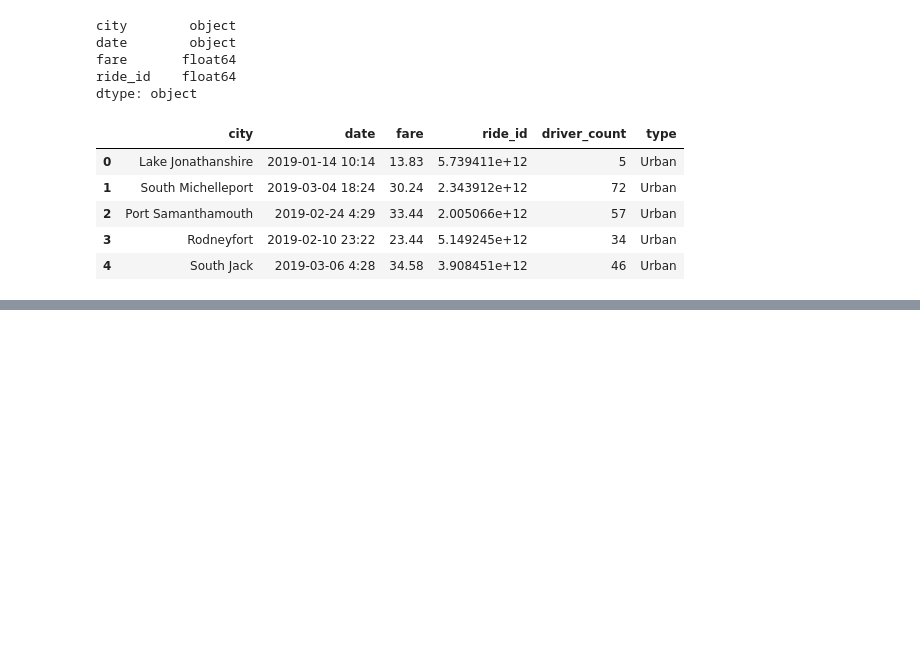
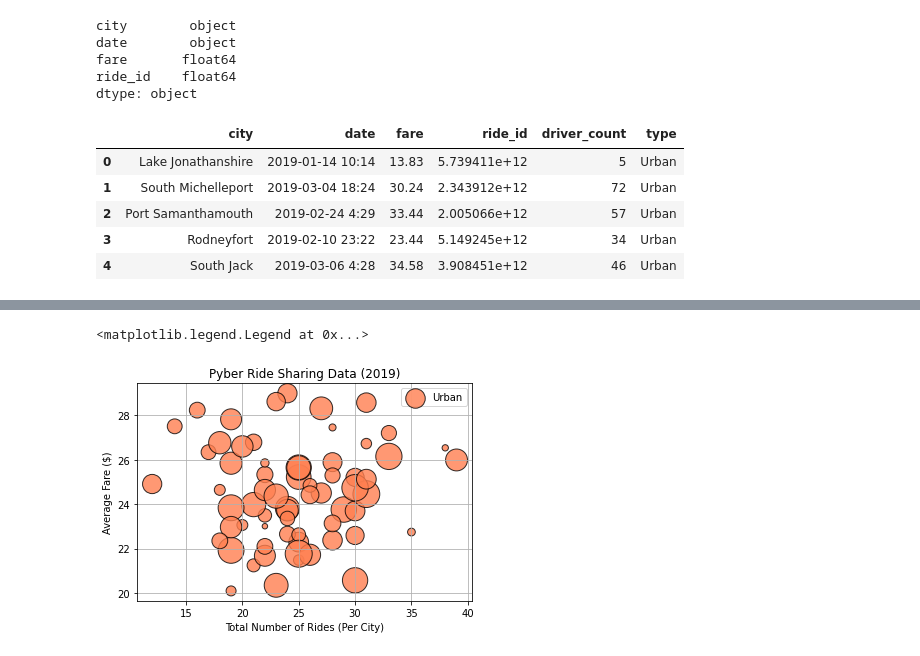
Before and after one commit to hdanso/pyber_analysis, a Jupyter notebook: PyBer.ipynb, the cells around one changed output, grey strips where cells are left out. Saved outputs shown, nothing was run; the diff lists cells and outputs as text; code cells hidden in the pictures; blank space fills up the shorter version.

```diff
--- a/PyBer.ipynb
+++ b/PyBer.ipynb
@@ -129,3 +131,9 @@ pyber_df.head()
 | 2 | Port Samanthamouth | 2019-02-24 4:29 | 33.44 | 2.005066e+12 | 57 | Urban |
 | 3 | Rodneyfort | 2019-02-10 23:22 | 23.44 | 5.149245e+12 | 34 | Urban |
 | 4 | South Jack | 2019-03-06 4:28 | 34.58 | 3.908451e+12 | 46 | Urban |
+# %%
+# 4. Create DataFrames for each type of city
+
+# Create the Urban city DataFrame
+urban_df = pyber_df[pyber_df["type"] == "Urban"]
+urban_df.head()
@@ -131,0 +169,6 @@ pyber_df.head()
+# %%
+# 5. Get the number of rides for each city type
+
+# Get the number of rides for urban cities
+urban_count = urban_df.groupby(["city"]).count()["ride_id"]
+urban_count.head()
@@ -131,0 +207,6 @@ pyber_df.head()
+# %%
+# 6. Get the average fare for each city type
+
+# Get the average fare for each city in urban cities
+urban_fare_avg = urban_df.groupby(["city"]).mean()["fare"]
+urban_fare_avg.head()
@@ -131,0 +245,6 @@ pyber_df.head()
+# %%
+# 7. Get the average number of drivers for each city type
+
+# Get the average number of drivers for each urban city
+urban_driver_avg = urban_df.groupby(["city"]).mean()["driver_count"]
+urban_driver_avg.head()
@@ -131,0 +283,22 @@ pyber_df.head()
+# %%
+# 8. Create bubble charts for each type of city
+
+# Create urban cities bubble chart
+plt.scatter(urban_count,
+            urban_fare_avg,
+            s=10*urban_driver_avg,
+            color="coral",
+            edgecolor="black",
+            linewidth=1,
+            alpha=0.8,
+            label="Urban")
+plt.title("Pyber Ride Sharing Data (2019)")
+plt.xlabel("Total Number of Rides (Per City)")
+plt.ylabel("Average Fare ($)")
+plt.grid(True)
+
+# Add the legend
+plt.legend()
+# %% [output]
+<matplotlib.legend.Legend at 0x...>
+[figure, added]
```
Also changed, not shown: parts of 16 cells of this notebook, 1 other file.
